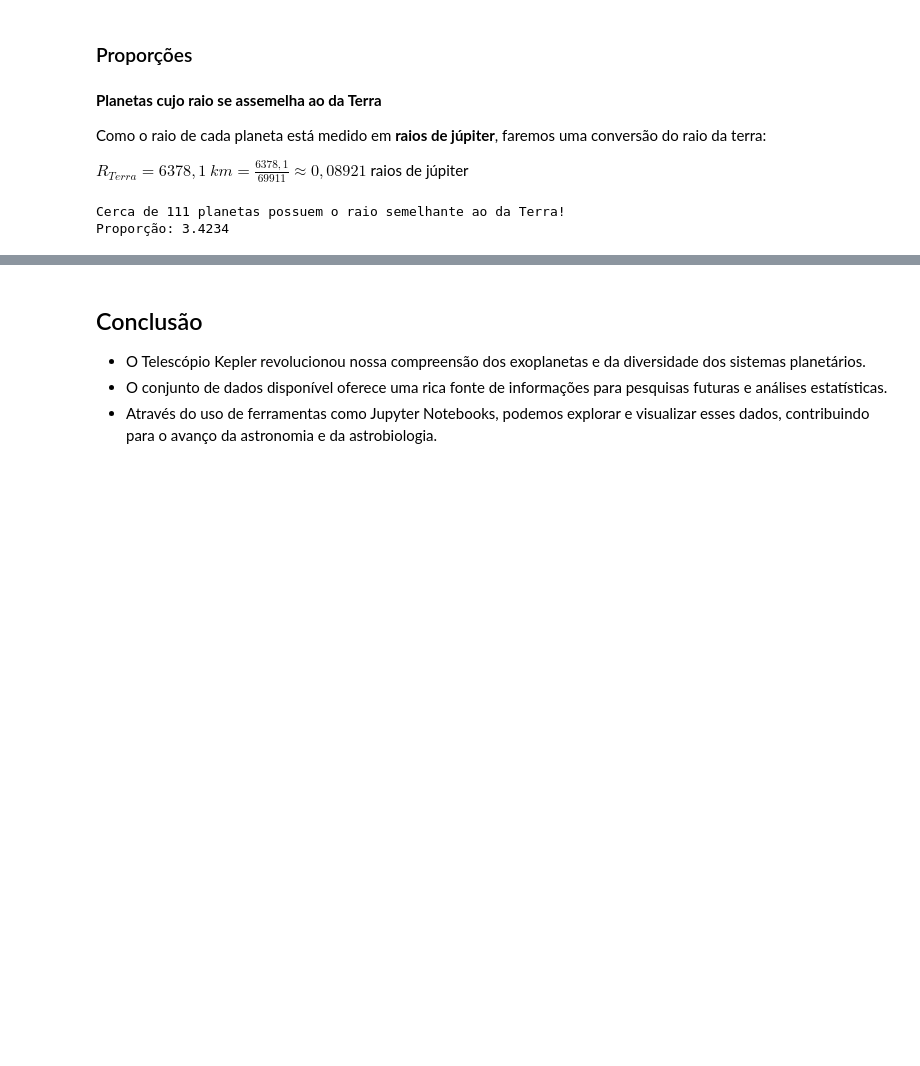
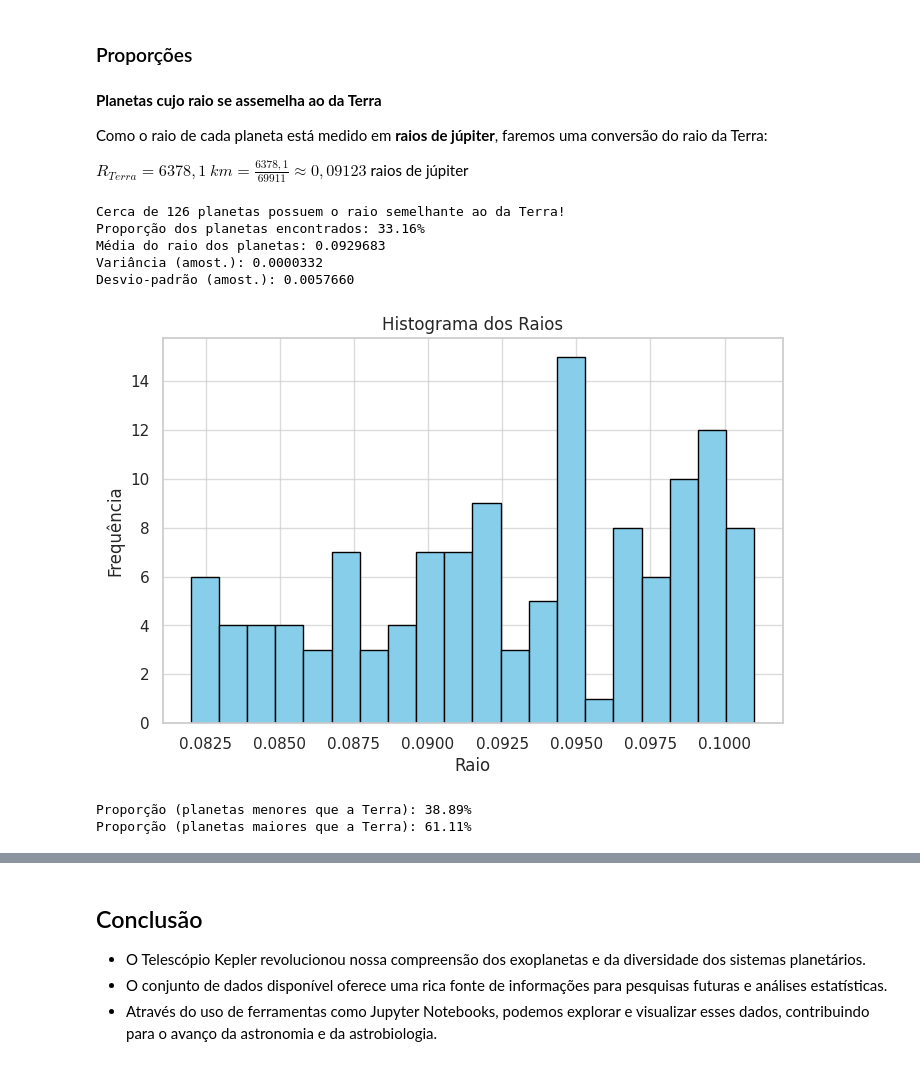
Before and after one commit to murfra/telescope-data-analysis, a Jupyter notebook: main.ipynb, the cells around one changed output, grey strips where cells are left out. Saved outputs shown, nothing was run; the diff lists cells and outputs as text; code cells hidden in the pictures; blank space fills up the shorter version.

```diff
--- a/main.ipynb
+++ b/main.ipynb
@@ -40,18 +43,18 @@ import pandas as pd
 **Resultados obtidos**
 # %%
 # 1) Lê o CSV para um DataFrame
-df = pd.read_csv('data/planets.csv')
+df_pop = pd.read_csv('data/planets.csv')
 
 # Suponha que a coluna que você quer checar se chama 'col_importante'
 
 # 2) Máscara para filtrar os dados mantendo só as linhas onde 'col_importante' NÃO é NaN
 mask = (
-    (df['pl_hostname'] != '') &
-    (df['pl_dens'].notna()) &
-    (df['pl_bmassj'] != '') &
-    (df['pl_radj'].notna()) &
-    (df['pl_orbper'].notna()) &
-    (df['st_teff'].notna())
+    (df_pop['pl_hostname'] != '') &
+    (df_pop['pl_dens'].notna()) &
+    (df_pop['pl_bmassj'] != '') &
+    (df_pop['pl_radj'].notna()) &
+    (df_pop['pl_orbper'].notna()) &
+    (df_pop['st_teff'].notna())
 )
 
 """
@@ -69,13 +72,13 @@ df_filtrado = df2[mask_str]
 Assim você garante que só sobram linhas em que todas as colunas que você listou estejam efetivamente preenchidas.
 """
 
-df_filtrado = df[mask]
+df_filtrado = df_pop[mask]
 
 # Alternativamente, você também pode "dropar" as linhas faltantes diretamente:
 # df.dropna(subset=['col_importante'], inplace=True)
 
 # 3) A partir daqui use df_filtrado para suas análises
-print(df_filtrado.head(15))
+print(df_filtrado.head(5))
 # %% [output]
     rowid pl_hostname pl_letter    pl_discmethod  pl_pnum  pl_orbper  \
 26     27      55 Cnc         e  Radial Velocity        5   0.736539
@@ -99,20 +102,54 @@ print(df_filtrado.head(15))
 # %% [markdown]
 **Planetas cujo raio se assemelha ao da Terra**
 
-Como o raio de cada planeta está medido em **raios de júpiter**, faremos uma conversão do raio da terra:
+Como o raio de cada planeta está medido em **raios de júpiter**, faremos uma conversão do raio da Terra:
 
-$R_{Terra} = 6378,1~km = \frac{6378,1}{69911} \approx 0,08921$ raios de júpiter
+$R_{Terra} = 6378,1~km = \frac{6378,1}{69911} \approx 0,09123$ raios de júpiter
 # %%
-# 2. Parâmetros
+# Parâmetros
 coluna = "pl_radj"
-x      = 0.08921     # valor alvo (float)
-tol    = 0.01       # tolerância, ex.: ±0.01
+x      = 0.09123     # valor alvo (float)
+tol    = 0.01        # tolerância, ex.: ±0.01
 
-mask_r = (df[coluna] - x).abs() <= tol
-df_r = df[mask_r]
+mask_r = (df_pop[coluna] - x).abs() <= tol
+df_r = df_pop[mask_r]
+
+# Média
+media = df_r[coluna].mean()
+
+# Variância amostral
+variancia_amostral = df_r[coluna].var(ddof=1)
+
+# Desvio padrão
+desvio_amostral = df_r[coluna].std(ddof=1)
 
 print(f"Cerca de {len(df_r[coluna])} planetas possuem o raio semelhante ao da Terra!")
-print(f"Proporção: {len(df_filtrado)/len(df_r):.4f}")
+print(f"Proporção dos planetas encontrados: {(len(df_r)/len(df_filtrado)) * 100 :.2f}%")
+print(f"Média do raio dos planetas: {media:.7f}")
+print(f"Variância (amost.): {variancia_amostral:.7f}")
+print(f"Desvio-padrão (amost.): {desvio_amostral:.7f}")
+
+serie = df_r[coluna]
+
+# --- plotando histograma ---
+plt.figure(figsize=(8, 5))
+
+serie.plot.hist(bins=20, color="skyblue", edgecolor="black")
+plt.title("Histograma dos Raios")
+plt.xlabel("Raio")
+plt.ylabel("Frequência")
+plt.grid(alpha=0.7)
+plt.show()
+
+menores = (df_r[coluna] < x).mean() * 100
+print(f"Proporção (planetas menores que a Terra): {menores:.2f}%")
+print(f"Proporção (planetas maiores que a Terra): {100 - menores:.2f}%")
 # %% [output]
-Cerca de 111 planetas possuem o raio semelhante ao da Terra!
-Proporção: 3.4234
+Cerca de 126 planetas possuem o raio semelhante ao da Terra!
+Proporção dos planetas encontrados: 33.16%
+Média do raio dos planetas: 0.0929683
+Variância (amost.): 0.0000332
+Desvio-padrão (amost.): 0.0057660
+[figure, added]
+Proporção (planetas menores que a Terra): 38.89%
+Proporção (planetas maiores que a Terra): 61.11%
```
Also changed, not shown: parts of 5 cells of this notebook.
